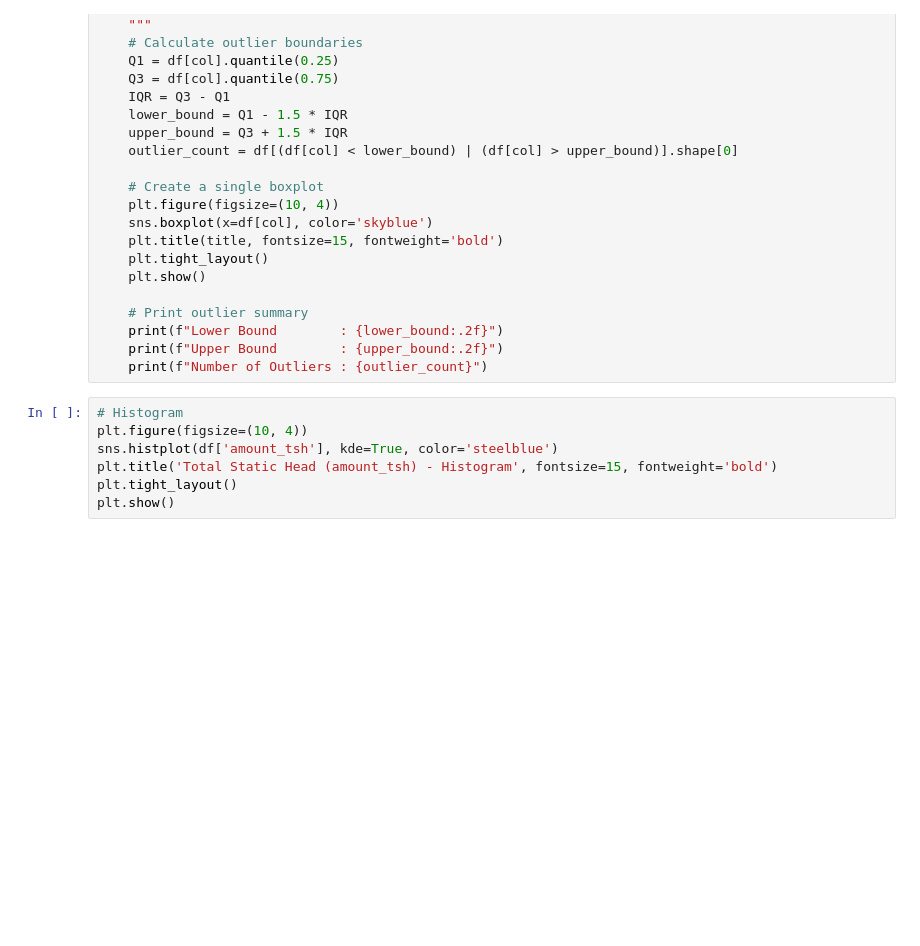
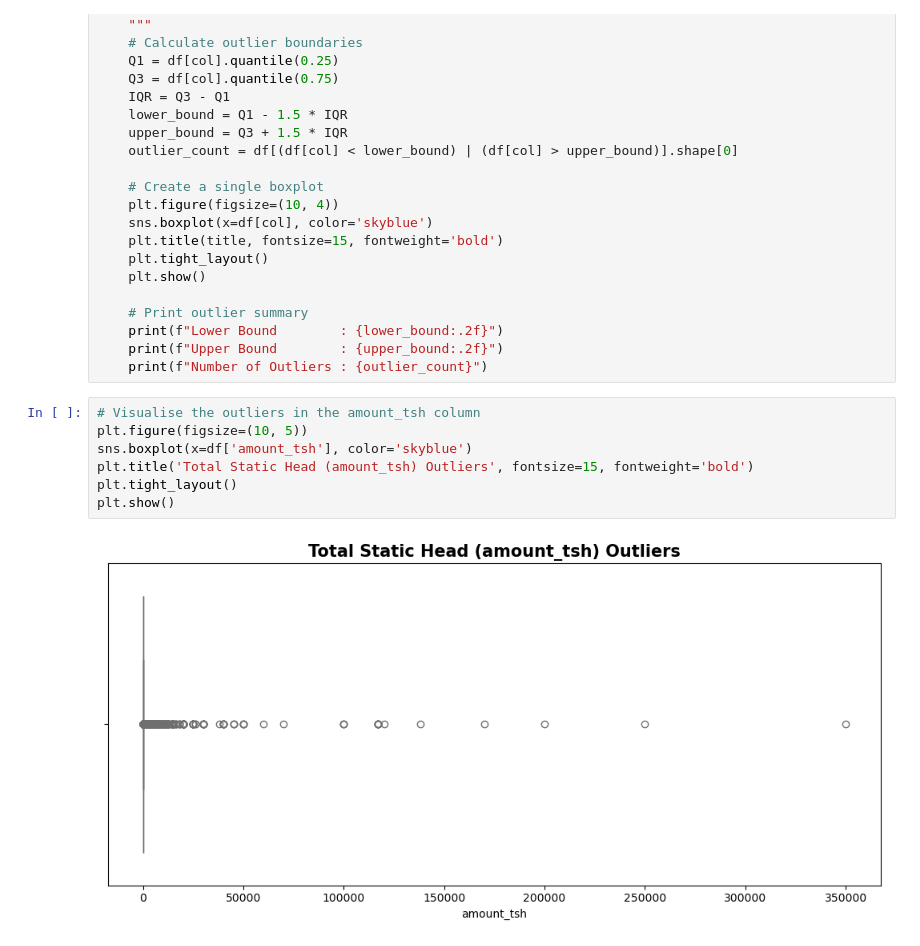
Before and after one commit to nduvawinnie/TANZANIAN_WATERWELL_PREDICTIVE_MODEL_REVIEW_1, a Jupyter notebook: PHASE_3_PROJECT/Tanzanian_water_wells.ipynb, the cells around one changed output. Cells and saved outputs as stored; diff of their text form; blank space fills up the shorter version.

```diff
--- a/PHASE_3_PROJECT/Tanzanian_water_wells.ipynb
+++ b/PHASE_3_PROJECT/Tanzanian_water_wells.ipynb
@@ -647,10 +640,12 @@ def outliers(df, col, title):
     print(f"Lower Bound        : {lower_bound:.2f}")
     print(f"Upper Bound        : {upper_bound:.2f}")
     print(f"Number of Outliers : {outlier_count}")
-# %%
-# Histogram
-plt.figure(figsize=(10, 4))
-sns.histplot(df['amount_tsh'], kde=True, color='steelblue')
-plt.title('Total Static Head (amount_tsh) - Histogram', fontsize=15, fontweight='bold')
-plt.tight_layout()
-plt.show()
+# %%
+# Visualise the outliers in the amount_tsh column
+plt.figure(figsize=(10, 5))
+sns.boxplot(x=df['amount_tsh'], color='skyblue')
+plt.title('Total Static Head (amount_tsh) Outliers', fontsize=15, fontweight='bold')
+plt.tight_layout()
+plt.show()
+# %% [output]
+[figure, added]
```
Also changed, not shown: parts of 40 cells of this notebook.
